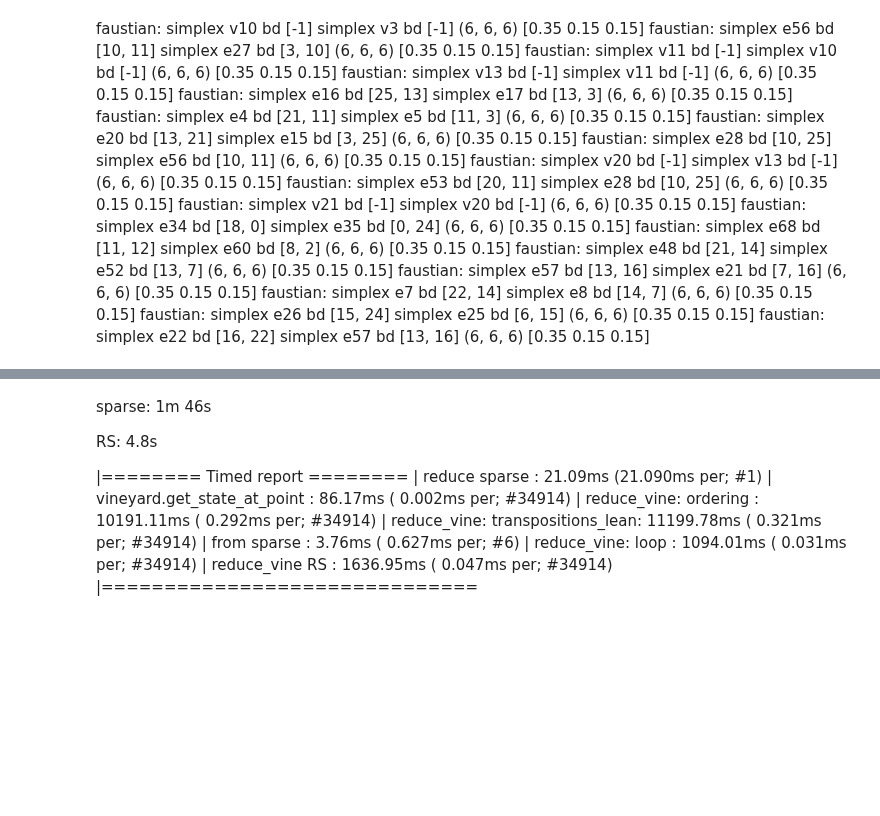
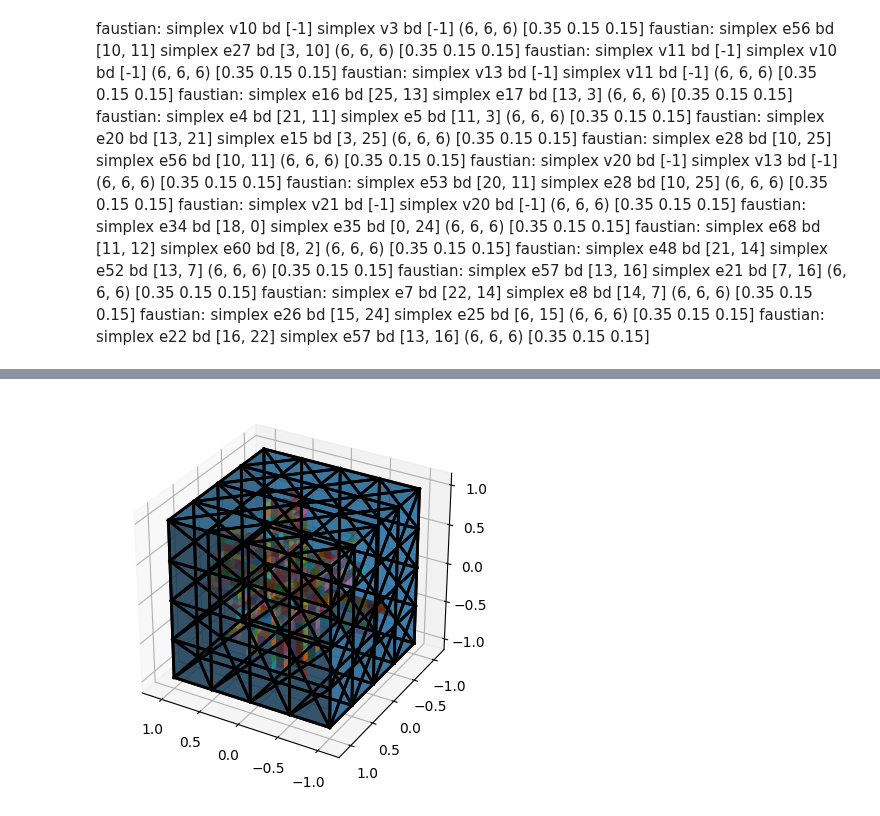
Before and after one commit to medial-ax/medial-ax, a Jupyter notebook: makethings.ipynb, the cells around one changed output, grey strips where cells are left out. Cells and saved outputs as stored; diff of their text form; code cells hidden in the pictures; blank space fills up the shorter version.

```diff
--- a/makethings.ipynb
+++ b/makethings.ipynb
@@ -177,16 +180,16 @@ export_obj(example, our_complex, faces)
-# %% [markdown]
-sparse: 1m 46s
-
-RS: 4.8s
-
-
-
-|======== Timed report ========
-| reduce sparse                   :      21.09ms  (21.090ms per; #1)
-| vineyard.get_state_at_point     :      86.17ms  ( 0.002ms per; #34914)
-| reduce_vine: ordering           :   10191.11ms  ( 0.292ms per; #34914)
-| reduce_vine: transpositions_lean:   11199.78ms  ( 0.321ms per; #34914)
-| from sparse                     :       3.76ms  ( 0.627ms per; #6)
-| reduce_vine: loop               :    1094.01ms  ( 0.031ms per; #34914)
-| reduce_vine RS                  :    1636.95ms  ( 0.047ms per; #34914)
-|==============================
+# %%
+import math
+# for eps in [5, 9.98 * 1 / math.sqrt(2), 10 / math.sqrt(2)]:
+ffaces = []
+for (s1, s2, a, b) in swaps:
+  if vin.prune_euclidean(our_complex, s1, s2, a, b, 0):
+    continue
+  if s1.dim() == 1:
+    c1 = gridd.cell_of(a)
+    c2 = gridd.cell_of(b)
+    ffaces.append(gridd.dual_face(c1, c2))
+fig, ax = ourplot.plot_vineyard_results(our_complex, gridd, ffaces, CameraOpt(azim=120, elev=30), skip_grid=True)
+fig.show()
+export_obj(example, our_complex, ffaces)
+# %% [output]
+[figure, added]
```
Also changed, not shown: parts of 3 cells of this notebook, 6 other files.
